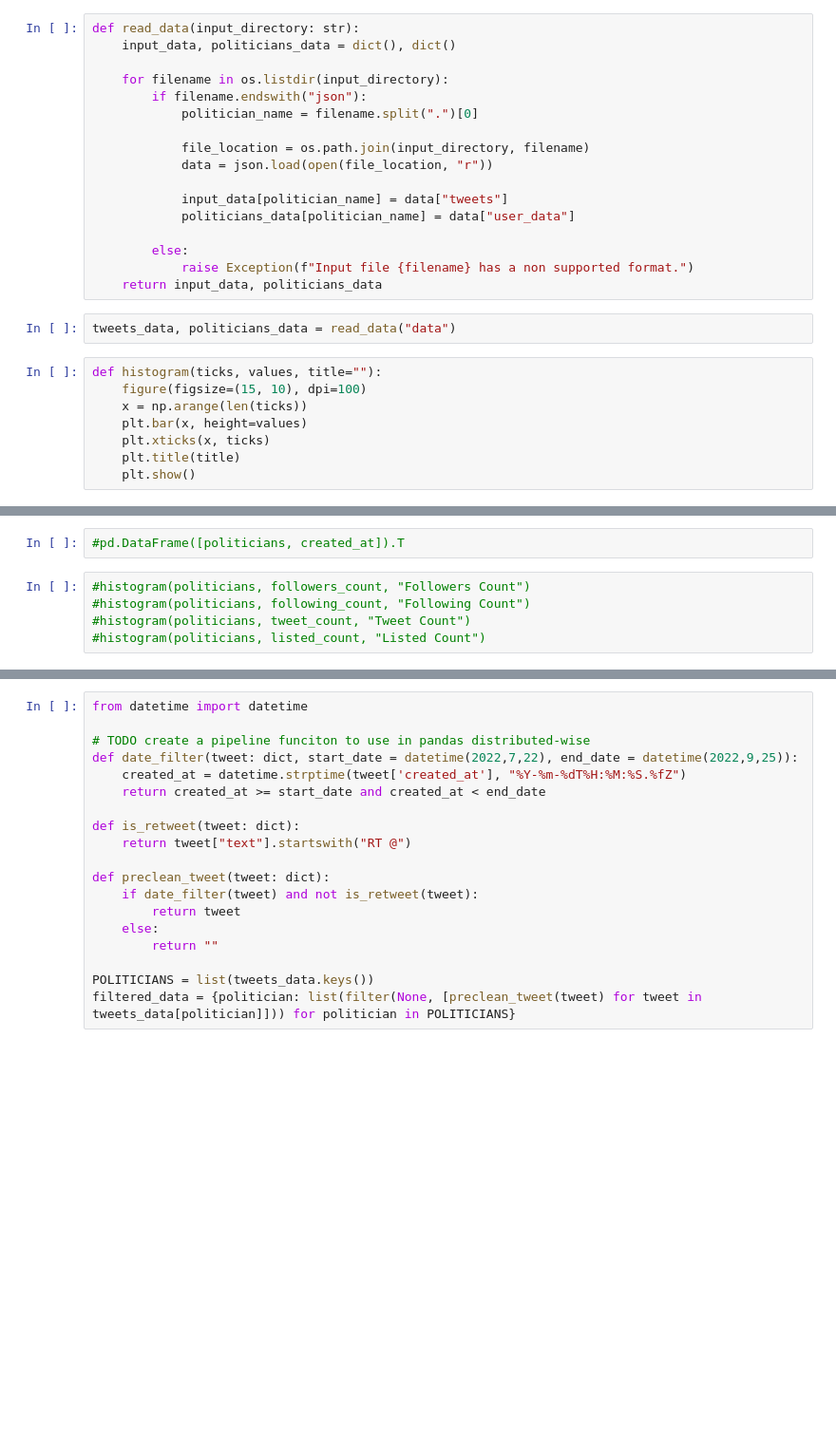
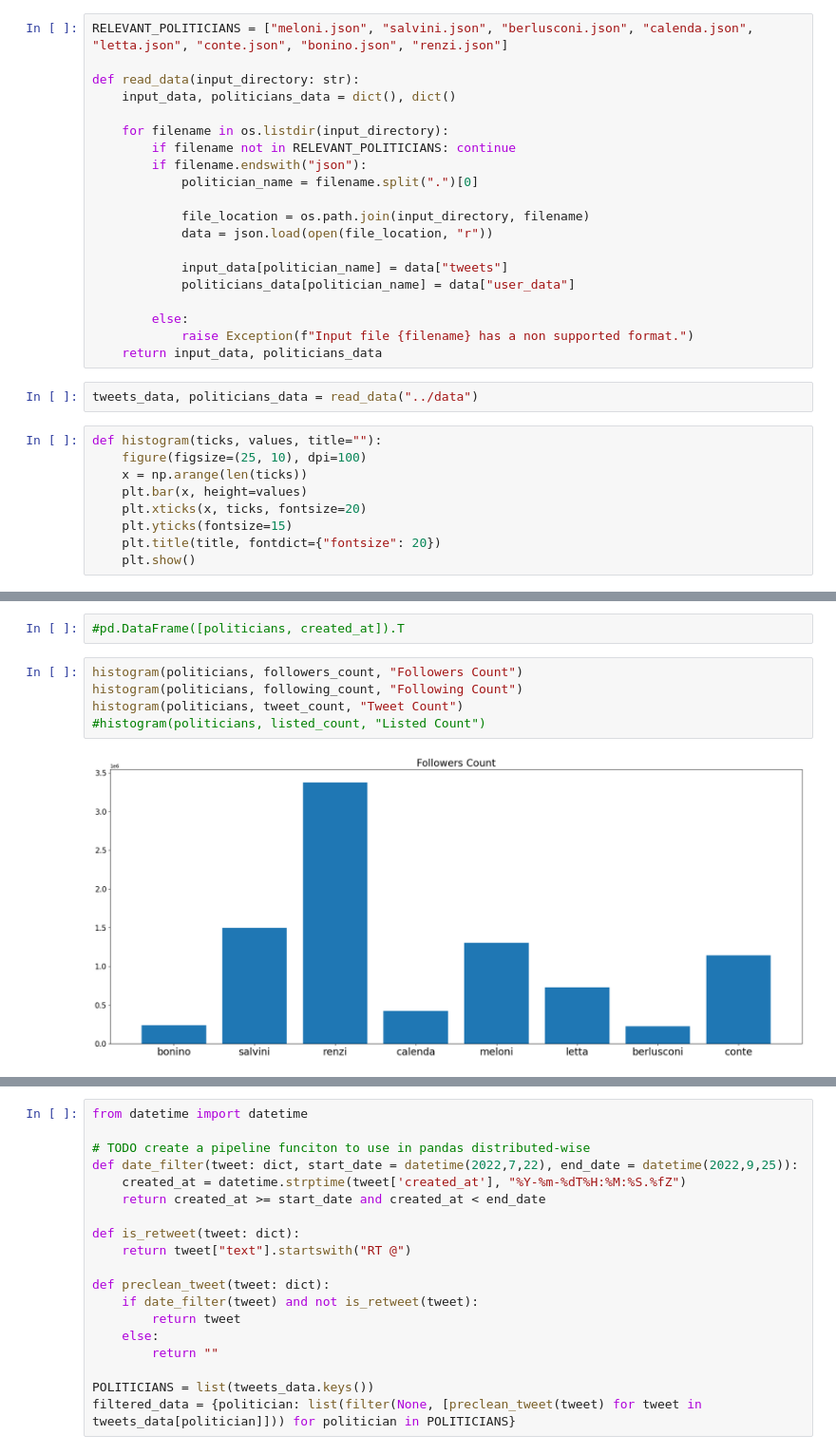
Before and after one commit to bigliolimatteo/how-politicians-change-their-mind, a Jupyter notebook: data_exploration/data_exploration.ipynb, the cells around one changed output, grey strips where cells are left out. Shown at 95% size. Saved outputs shown, nothing was run; the diff lists cells and outputs as text; blank space fills up the shorter version.

Commit message:
update data exploration pt2

```diff
--- a/data_exploration/data_exploration.ipynb
+++ b/data_exploration/data_exploration.ipynb
@@ -6,10 +6,13 @@ import os
 import matplotlib.pyplot as plt
 from matplotlib.pyplot import figure
 # %%
+RELEVANT_POLITICIANS = ["meloni.json", "salvini.json", "berlusconi.json", "calenda.json", "letta.json", "conte.json", "bonino.json", "renzi.json"]
+
 def read_data(input_directory: str):
     input_data, politicians_data = dict(), dict()
 
     for filename in os.listdir(input_directory):
+        if filename not in RELEVANT_POLITICIANS: continue
         if filename.endswith("json"):
             politician_name = filename.split(".")[0]
 
@@ -23,14 +26,15 @@ def read_data(input_directory: str):
             raise Exception(f"Input file {filename} has a non supported format.")
     return input_data, politicians_data
 # %%
-tweets_data, politicians_data = read_data("data")
+tweets_data, politicians_data = read_data("../data")
 # %%
 def histogram(ticks, values, title=""):
-    figure(figsize=(15, 10), dpi=100)
+    figure(figsize=(25, 10), dpi=100)
     x = np.arange(len(ticks))
     plt.bar(x, height=values)
-    plt.xticks(x, ticks)
-    plt.title(title)
+    plt.xticks(x, ticks, fontsize=20)
+    plt.yticks(fontsize=15)
+    plt.title(title, fontdict={"fontsize": 20})
     plt.show()
 # %%
 politicians = list()
@@ -53,7 +57,9 @@ for politician in politicians_data.keys():
 # %%
 #pd.DataFrame([politicians, created_at]).T
 # %%
-#histogram(politicians, followers_count, "Followers Count")
-#histogram(politicians, following_count, "Following Count")
-#histogram(politicians, tweet_count, "Tweet Count")
+histogram(politicians, followers_count, "Followers Count")
+histogram(politicians, following_count, "Following Count")
+histogram(politicians, tweet_count, "Tweet Count")
 #histogram(politicians, listed_count, "Listed Count")
+# %% [output]
+[figure, added]
```
Also changed, not shown: parts of 5 cells of this notebook.
